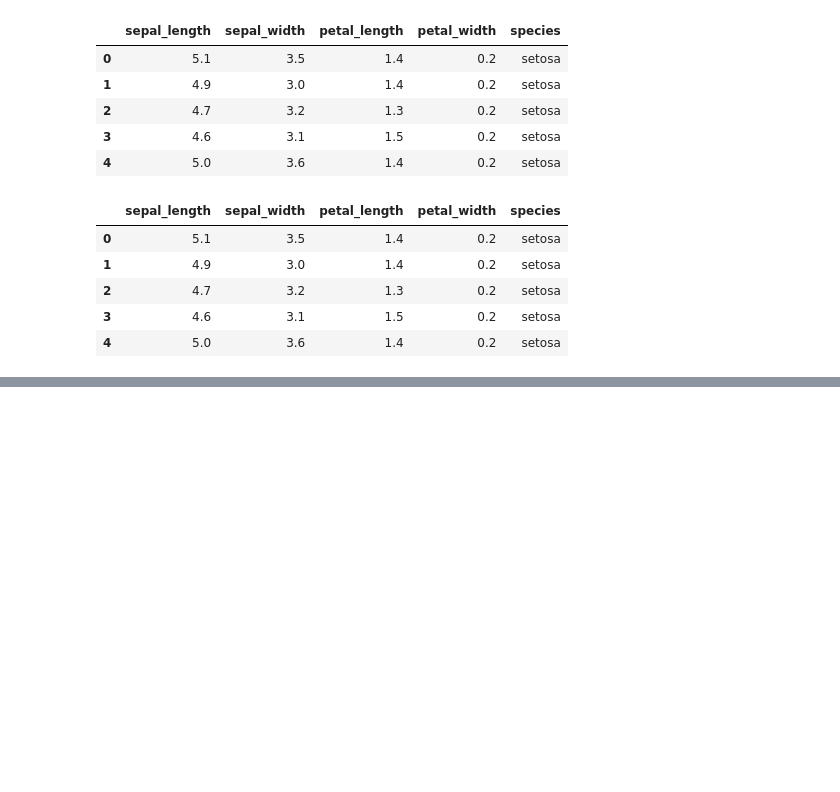
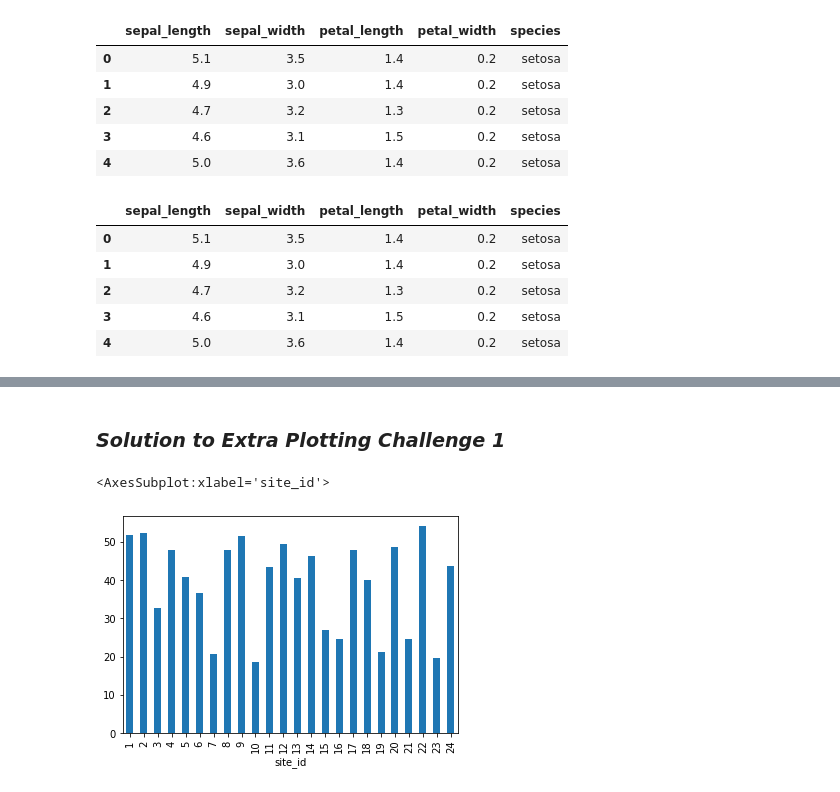
Before and after one commit to nils-holmberg/sfac-py, a Jupyter notebook: web/210927-sci/03-tables.ipynb, the cells around one changed output, grey strips where cells are left out. Saved outputs shown, nothing was run; the diff lists cells and outputs as text; code cells hidden in the pictures; blank space fills up the shorter version.

```diff
--- a/web/210927-sci/03-tables.ipynb
+++ b/web/210927-sci/03-tables.ipynb
@@ -46,0 +589,8 @@ df.head()
+# %% [markdown]
+### _Solution to Extra Plotting Challenge 1_
+# %%
+## Solution Plotting Challenge 1
+surveys_df.groupby('site_id').mean()["weight"].plot(kind='bar')
+# %% [output]
+<AxesSubplot:xlabel='site_id'>
+[figure, added]
```
Also changed, not shown: parts of 68 cells of this notebook, 3 other files.
